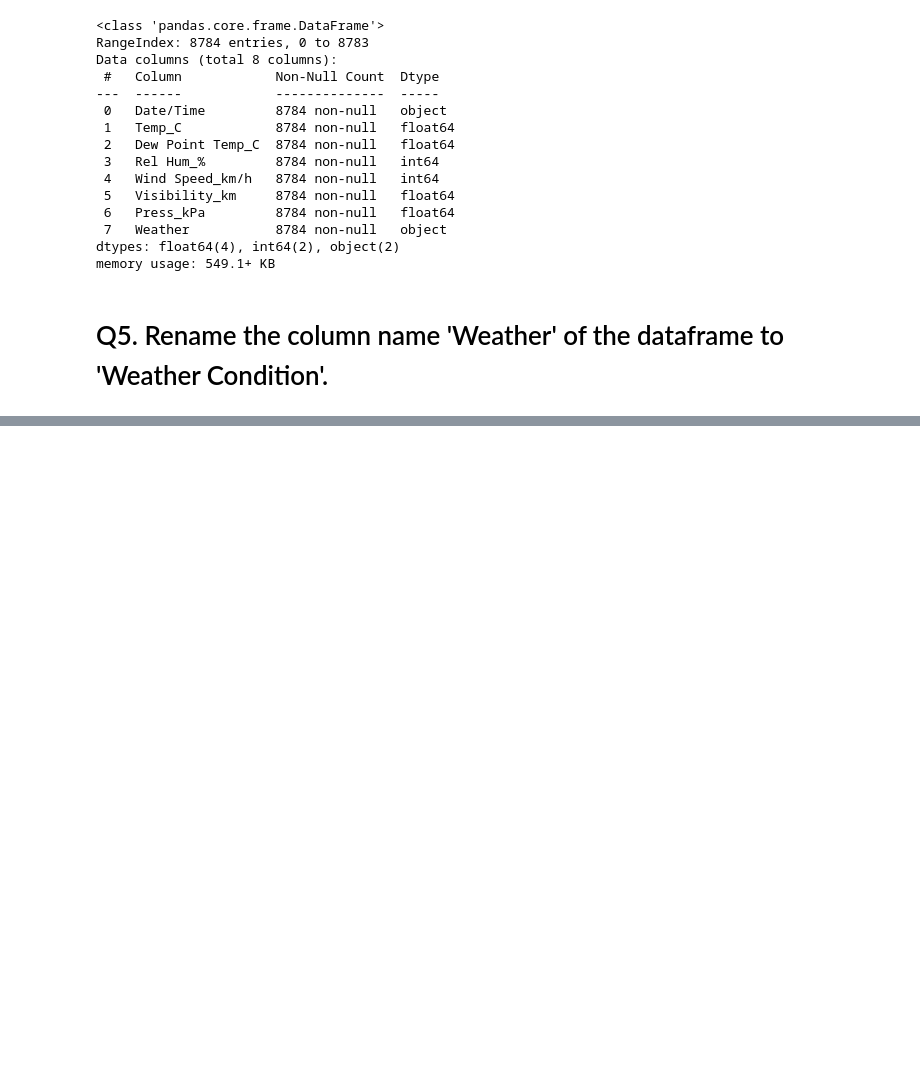
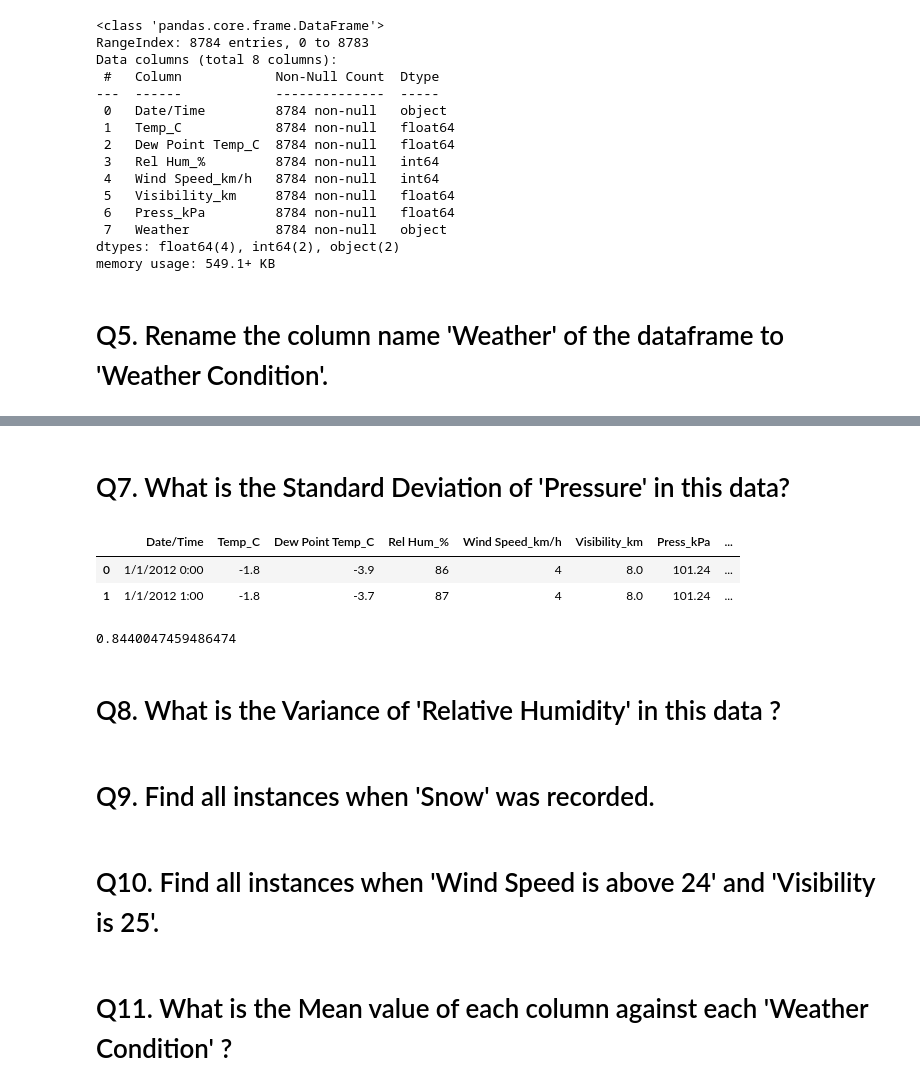
Before and after one commit to dadavidson/Data-Science-Projects, a Jupyter notebook: Project-1-Weather-Data-Analysis/Weather_Data_Analysis_with_Python.ipynb, the cells around one changed output, grey strips where cells are left out. Saved outputs shown, nothing was run; the diff lists cells and outputs as text; code cells hidden in the pictures; blank space fills up the shorter version.

```diff
--- a/Project-1-Weather-Data-Analysis/Weather_Data_Analysis_with_Python.ipynb
+++ b/Project-1-Weather-Data-Analysis/Weather_Data_Analysis_with_Python.ipynb
@@ -304,0 +324,20 @@ df.head()
+# %% [markdown]
+# Q7. What is the Standard Deviation of 'Pressure'  in this data?
+# %%
+df.head(2)
+# %% [output]
+|  | Date/Time | Temp_C | Dew Point Temp_C | Rel Hum_% | Wind Speed_km/h | Visibility_km | Press_kPa | ... |
+| 0 | 1/1/2012 0:00 | -1.8 | -3.9 | 86 | 4 | 8.0 | 101.24 | ... |
+| 1 | 1/1/2012 1:00 | -1.8 | -3.7 | 87 | 4 | 8.0 | 101.24 | ... |
+# %%
+df.Press_kPa.std()
+# %% [output]
+0.8440047459486474
+# %% [markdown]
+# Q8. What is the Variance of 'Relative Humidity' in this data ?
+# %% [markdown]
+# Q9. Find all instances when 'Snow' was recorded.
+# %% [markdown]
+# Q10. Find all instances when 'Wind Speed is above 24' and 'Visibility is 25'.
+# %% [markdown]
+# Q11. What is the Mean value of each column against each 'Weather Condition' ?
```
Also changed, not shown: parts of 10 cells of this notebook.
